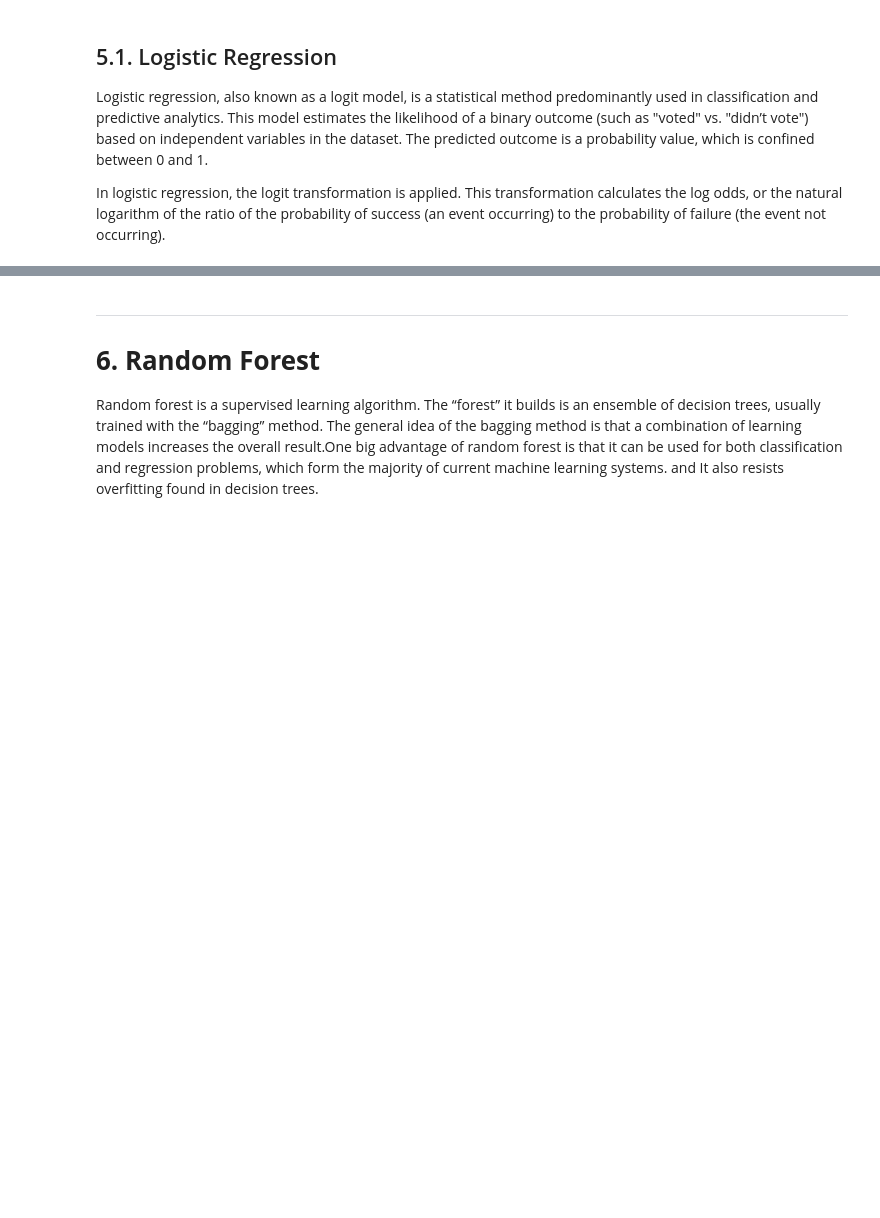
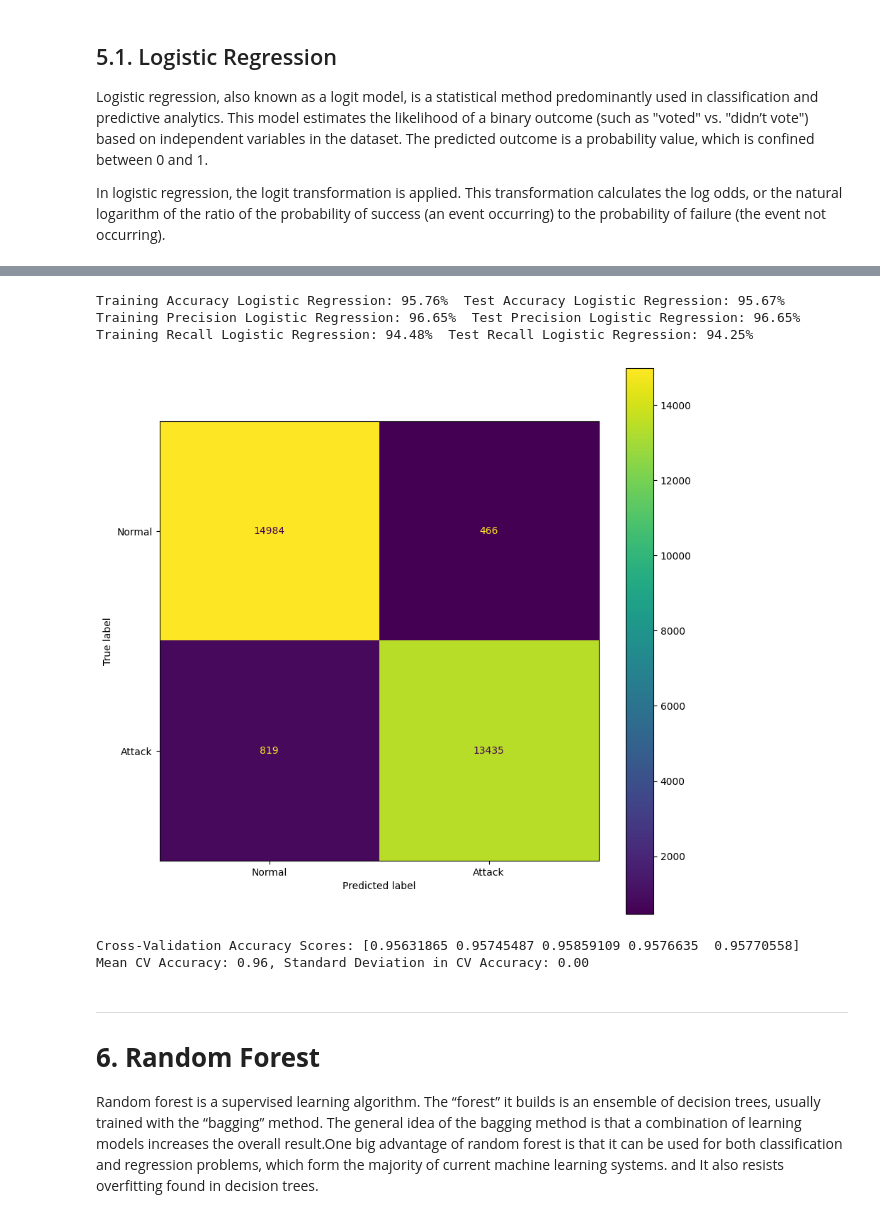
Before and after one commit to andypc93/cyber-sentry, a Jupyter notebook: back-end/CyberSentry_Notebook.ipynb, the cells around one changed output, grey strips where cells are left out. Drawn from its saved outputs; the diff is of its cells as text; code cells hidden in the pictures; blank space fills up the shorter version.

```diff
--- a/back-end/CyberSentry_Notebook.ipynb
+++ b/back-end/CyberSentry_Notebook.ipynb
@@ -313,9 +312,14 @@ Number of original features is 122 and of reduced features is 20
 # %%
 def evaluate_classification(model, name, X_train, X_test, y_train, y_test):
+    """
+    Evaluates a classification model's performance and prints accuracy, precision, and recall.
+    Displays a confusion matrix of the model's predictions.
 
-    # Fit the model using the training data
-    model.fit(X_train, y_train)
-
+    Parameters:
+    - model: The classification model to evaluate.
+    - name: A string name for the model.
+    - X_train, X_test, y_train, y_test: Dataset splits for training and testing.
+    """
     # Make predictions
     y_pred_train = model.predict(X_train)
     y_pred_test = model.predict(X_test)
@@ -323,18 +327,18 @@ def evaluate_classification(model, name, X_train, X_test, y_train, y_test):
     # Calculate metrics
     train_accuracy = accuracy_score(y_train, y_pred_train)
     test_accuracy = accuracy_score(y_test, y_pred_test)
-    train_precision = precision_score(y_train, y_pred_train, average='macro')
-    test_precision = precision_score(y_test, y_pred_test, average='macro')
-    train_recall = recall_score(y_train, y_pred_train, average='macro')
-    test_recall = recall_score(y_test, y_pred_test, average='macro')
+    train_precision = precision_score(y_train, y_pred_train)
+    test_precision = precision_score(y_test, y_pred_test)
+    train_recall = recall_score(y_train, y_pred_train)
+    test_recall = recall_score(y_test, y_pred_test)
+
+    # Store metrics in dictionary
+    model_evals[name] = [train_accuracy, test_accuracy, train_precision, test_precision, train_recall, test_recall]
 
     # Output metrics
-    print(f"Training Accuracy {name}: {train_accuracy*100:.2f}%")
-    print(f"Test Accuracy {name}: {test_accuracy*100:.2f}%")
-    print(f"Training Precision {name}: {train_precision*100:.2f}%")
-    print(f"Test Precision {name}: {test_precision*100:.2f}%")
-    print(f"Training Recall {name}: {train_recall*100:.2f}%")
-    print(f"Test Recall {name}: {test_recall*100:.2f}%")
+    print(f"Training Accuracy {name}: {train_accuracy*100:.2f}%  Test Accuracy {name}: {test_accuracy*100:.2f}%")
+    print(f"Training Precision {name}: {train_precision*100:.2f}%  Test Precision {name}: {test_precision*100:.2f}%")
+    print(f"Training Recall {name}: {train_recall*100:.2f}%  Test Recall {name}: {test_recall*100:.2f}%")
 
     # Display confusion matrix
     confusion_mtx = confusion_matrix(y_test, y_pred_test)
@@ -345,8 +349,8 @@ def evaluate_classification(model, name, X_train, X_test, y_train, y_test):
     plt.grid(False)
     plt.show()
 
-# You will call the evaluate_classification function like this, for example:
-# evaluate_classification(your_model, 'Your Model Name', X_train, X_test, y_train_class, y_test_class)
+# Example usage (model needs to be defined and trained before calling this function):
+# evaluate_classification(your_model, "Your Model Name", x_train, x_test, y_train, y_test)
 # %% [markdown]
 ----------
 
@@ -383,20 +389,27 @@ lr.fit(X_train, y_train_class)
 # %%
 # Evaluate the fitted model's performance on both the training and testing datasets
 # The 'evaluate_classification' function prints out several metrics and displays a confusion matrix
-evaluate_classification(lr, "Logistic Regression", X_train, X_test, y_train_class, y_test_class)
+evaluate_classification(lr, "Logistic Regression", x_train, x_test, y_train, y_test)
 
 # Perform 5-fold cross-validation to assess model's stability and performance across different subsets of the data
 # Cross-validation is crucial for verifying the model's ability to generalize to unseen data
-cv_scores = cross_val_score(lr, X_train, y_train_class, cv=5, scoring='accuracy')
+cv_scores = cross_val_score(lr, x_train, y_train, cv=5, scoring='accuracy')
 
 # Print the accuracy scores obtained from cross-validation
 # These scores provide insight into how the model performs on different folds of the training data
 print("Cross-Validation Accuracy Scores:", cv_scores)
 
 # Calculate the mean and standard deviation of the cross-validation scores to get an overall performance metric and its variability
 mean_cv_accuracy = cv_scores.mean()
 std_cv_accuracy = cv_scores.std()
 print(f"Mean CV Accuracy: {mean_cv_accuracy:.2f}, Standard Deviation in CV Accuracy: {std_cv_accuracy:.2f}")
+# %% [output]
+Training Accuracy Logistic Regression: 95.76%  Test Accuracy Logistic Regression: 95.67%
+Training Precision Logistic Regression: 96.65%  Test Precision Logistic Regression: 96.65%
+Training Recall Logistic Regression: 94.48%  Test Recall Logistic Regression: 94.25%
+[figure, added]
+Cross-Validation Accuracy Scores: [0.95631865 0.95745487 0.95859109 0.9576635  0.95770558]
+Mean CV Accuracy: 0.96, Standard Deviation in CV Accuracy: 0.00
 # %% [markdown]
 ------------
 # **6. Random Forest**
```
Also changed, not shown: parts of 4 cells of this notebook.
